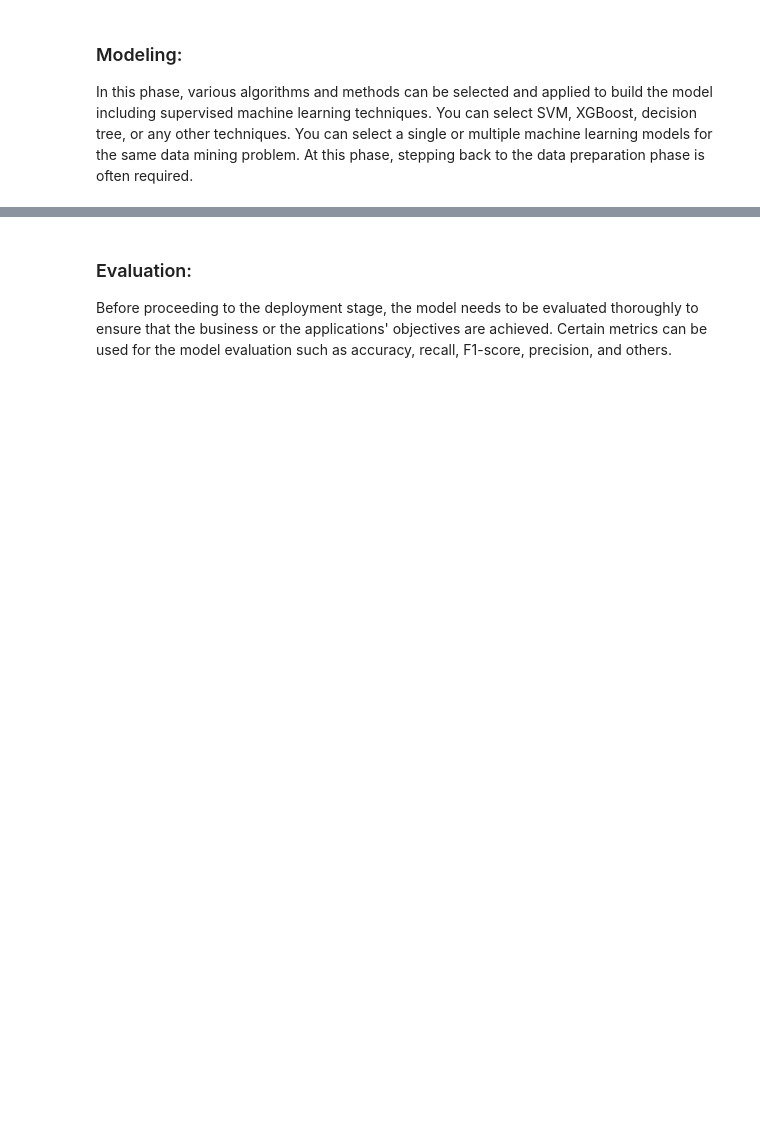
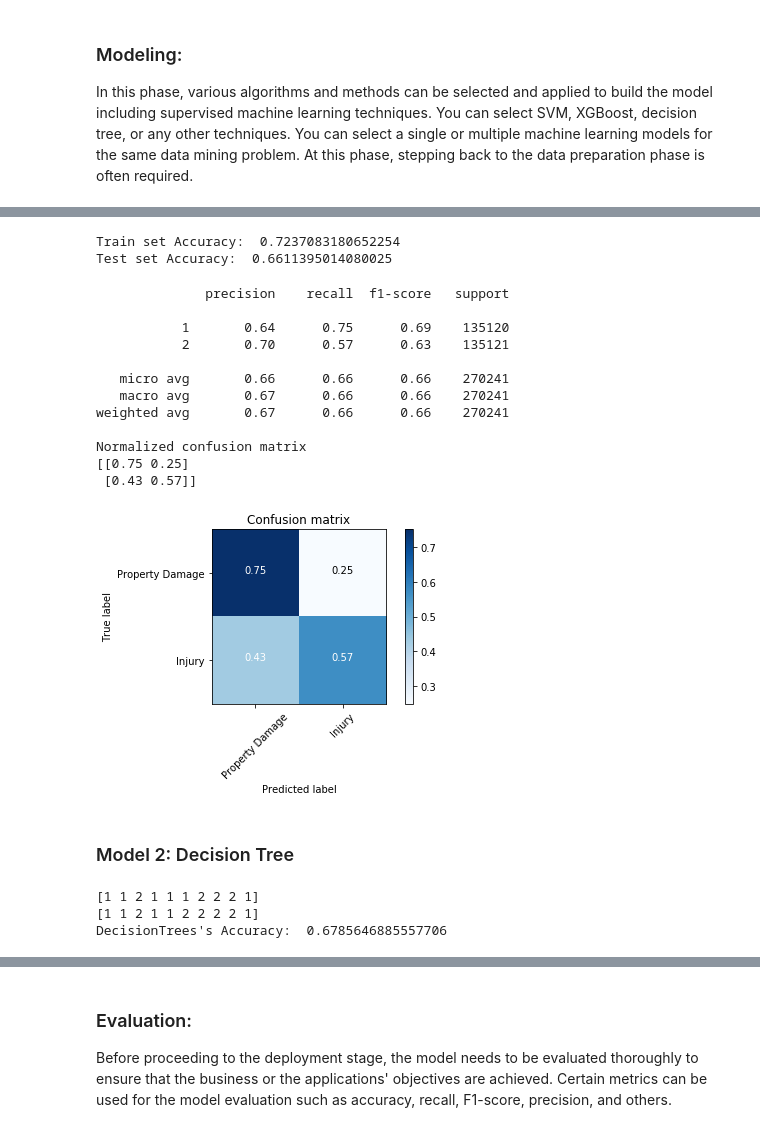
Before and after one commit to chrisgray40/Coursera_Capstone, a Jupyter notebook: Applied Data Science Capstone.ipynb, the cells around one changed output, grey strips where cells are left out. Cells and saved outputs as stored; diff of their text form; code cells hidden in the pictures; blank space fills up the shorter version.

```diff
--- a/Applied Data Science Capstone.ipynb
+++ b/Applied Data Science Capstone.ipynb
@@ -712,0 +834,5 @@ In this phase, various algorithms and methods can be selected and applied to bui
+# %%
+# Normalize the X data
+from sklearn import preprocessing
+X= preprocessing.StandardScaler().fit(X).transform(X)
+X[0:5]
@@ -712,0 +857,8 @@ In this phase, various algorithms and methods can be selected and applied to bui
+# %%
+y = df_upsampled['SEVERITYCODE'].values
+# %%
+# Split the datasets into training and testing data
+from sklearn.model_selection import train_test_split
+X_train, X_test, y_train, y_test = train_test_split( X, y, test_size=0.99, random_state=4)
+print ('Train set:', X_train.shape,  y_train.shape)
+print ('Test set:', X_test.shape,  y_test.shape)
@@ -712,0 +899,12 @@ In this phase, various algorithms and methods can be selected and applied to bui
+# %%
+k = 8
+#Train Model and Predict
+neigh = KNeighborsClassifier(n_neighbors = k).fit(X_train,y_train)
+neigh
+yhat1 = neigh.predict(X_test)
+yhat1[0:5]
+print("Train set Accuracy: ", metrics.accuracy_score(y_train, neigh.predict(X_train)))
+print("Test set Accuracy: ", metrics.accuracy_score(y_test, yhat1))
+# %% [output]
+Train set Accuracy:  0.7237083180652254
+Test set Accuracy:  0.6611395014080025
@@ -712,0 +946,46 @@ In this phase, various algorithms and methods can be selected and applied to bui
+# %%
+from sklearn.metrics import classification_report, confusion_matrix, jaccard_similarity_score, f1_score
+
+# Compute confusion matrix
+cnf_matrix = confusion_matrix(y_test, yhat1)
+np.set_printoptions(precision=2)
+
+print (classification_report(y_test, yhat1))
+
+# Plot non-normalized confusion matrix
+plt.figure()
+plot_confusion_matrix(cnf_matrix, classes=['Property Damage','Injury'],normalize= True,  title='Confusion matrix')
+# %% [output]
+              precision    recall  f1-score   support
+
+           1       0.64      0.75      0.69    135120
+           2       0.70      0.57      0.63    135121
+
+   micro avg       0.66      0.66      0.66    270241
+   macro avg       0.67      0.66      0.66    270241
+weighted avg       0.67      0.66      0.66    270241
+
+Normalized confusion matrix
+[[0.75 0.25]
+ [0.43 0.57]]
+[figure, added]
+# %% [markdown]
+### Model 2: Decision Tree
+# %%
+from sklearn.tree import DecisionTreeClassifier
+
+Tree = DecisionTreeClassifier(criterion="entropy", max_depth = 5)
+Tree # it shows the default parameters
+
+Tree.fit(X_train,y_train)
+
+yhat2 = Tree.predict(X_test)
+
+print (yhat2 [0:10])
+print (y_test [0:10])
+
+print("DecisionTrees's Accuracy: ", metrics.accuracy_score(y_test, yhat2))
+# %% [output]
+[1 1 2 1 1 1 2 2 2 1]
+[1 1 2 1 1 2 2 2 2 1]
+DecisionTrees's Accuracy:  0.6785646885557706
```
Also changed, not shown: parts of 49 cells of this notebook.
